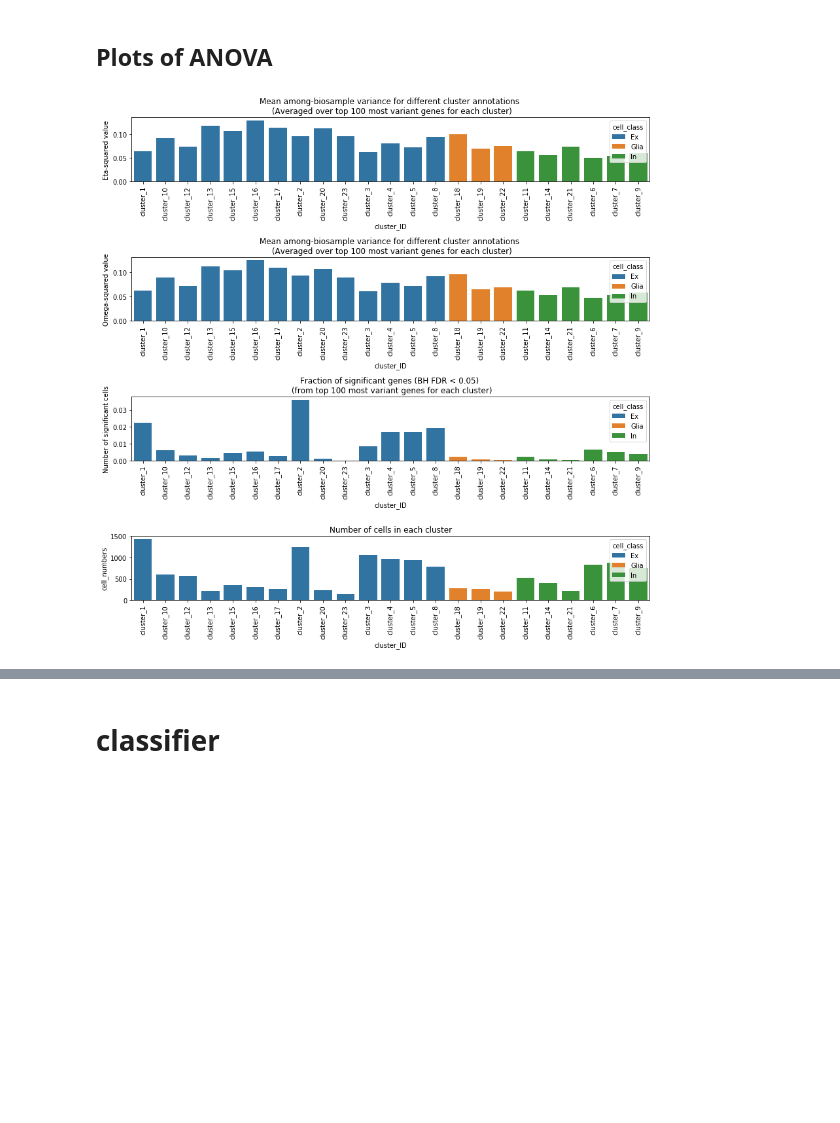
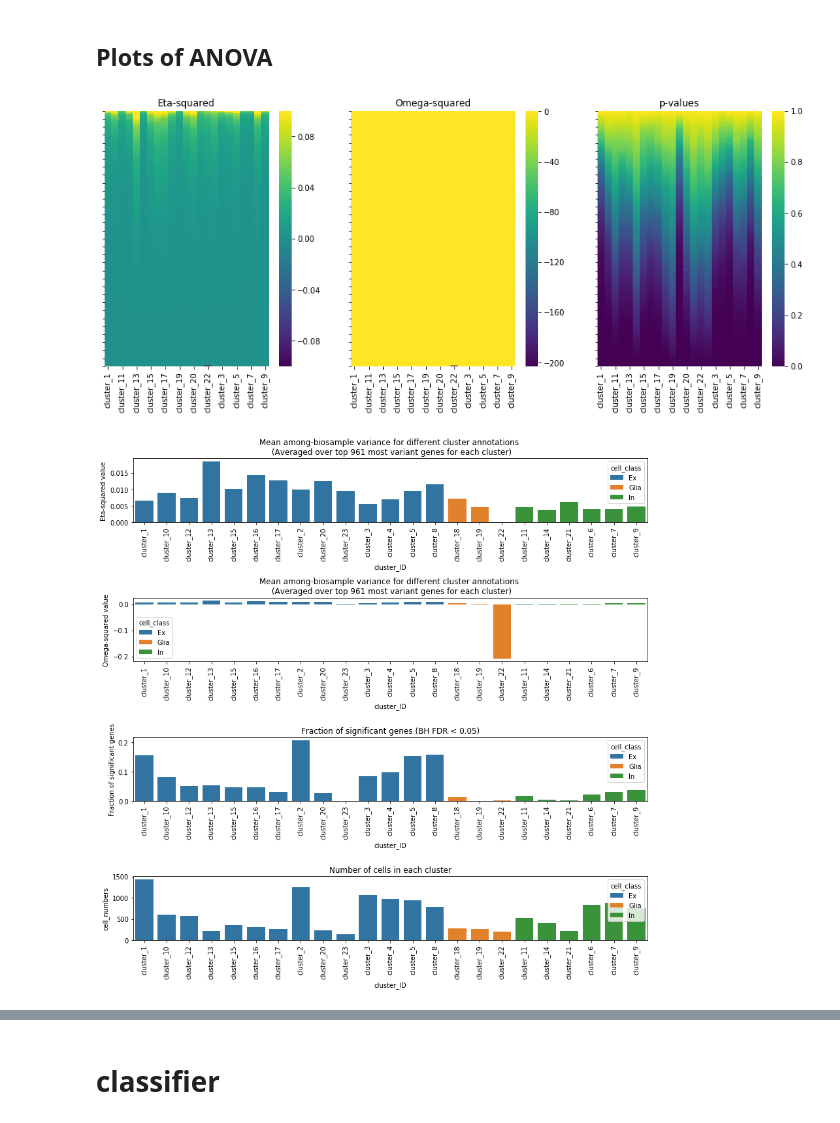
Before and after one commit to mukamel-lab-team/snmcseq, a Jupyter notebook: rna_seq.ipynb, the cells around one changed output, grey strips where cells are left out. Saved outputs shown, nothing was run; the diff lists cells and outputs as text; code cells hidden in the pictures; blank space fills up the shorter version.

```diff
--- a/rna_seq.ipynb
+++ b/rna_seq.ipynb
@@ -157,16 +269,10 @@ snmcseq_utils.plot_tsne_labels(df_info3, tc='cell_class')
 # %%
 # back-compatible
-df_info3['Biosample'] = df_info3['donor_id'].values
+df_info['Biosample'] = df_info['donor_id'].values
 # %% [markdown]
 # number of cells in each cluster across datasets
 
 - ANOVA
 - PCA-LDA
 - Marker genes
-# %%
-df_info = df_info3
-
-df_counts = df_info.groupby(['cluster_ID', 'Biosample']).count()['donor_id'].to_frame()
-df_counts.reset_index(level=['cluster_ID', 'Biosample'], inplace=True)
-df_counts.columns = ['cluster_ID', 'Biosample', 'cell_count']
 # %%
@@ -241,8 +344,8 @@ plt.show()
 # %%
 # Trim data to compare only 2 individuals ?
 df_info = df_info[df_info['Biosample'].isin(['H200.1023', 'H200.1030'])]
-df = df[df_info.index.values]
+df_f_copy = df_f_copy[df_info.index.values]
 
 print(df_info.shape)
-print(df.shape)
+print(df_f2.shape)
 # %% [output]
@@ -288,0 +390,5 @@ df_mcc = df
+# %%
+# backcompatible
+df_mcc = df_f_copy
+print(df_mcc.shape)
+print(df_info.shape)
@@ -394,7 +542,7 @@ df_res1 = df_eta
 df_res2 = df_ome
 df_res3 = df_p
 n_top = df_res1.shape[0]
-n_top = 100
+# n_top = 1000
 
 df_res_ordered1 = order_df_res(df_res1)
 df_res_ordered2 = order_df_res(df_res2)
@@ -416,51 +564,51 @@ for col in df_p.columns:
     rejs, *dis = multipletests(df_p[col], alpha=0.05, method='hs')
     df_plot3[col] = rejs.sum()
 df_plot3 = (df_plot3/df_p.shape[0]).to_frame().reset_index()
-df_plot3.columns = ['cluster_ID', 'Number of significant cells']
+df_plot3.columns = ['cluster_ID', 'Fraction of significant genes']
 df_plot3 = pd.merge(df_plot3, df_annot, left_on='cluster_ID', right_index=True).sort_values(['cell_class', 'cluster_ID'])
 
 # number of cells in each
 df_plot4 = pd.merge(sr_n.to_frame().rename(columns={0: 'cell_numbers'}), df_plot1,
                     left_index=True, right_on='cluster_ID').sort_values(['cell_class', 'cluster_ID'])
 
-
 # # colors
 # cs = [colors[cell_class] for cell_class in df_plot1['cell_class']]
 
-# fig, axs = plt.subplots(1, 3, figsize=(16, 6))
-# ax = axs[0]
-# sns.heatmap(df_res_ordered1.iloc[:n_top, :], cmap='viridis', ax=ax)
-# ax.set_title('Eta-squared')
-# ax.set_yticklabels([])
-# ax = axs[1]
-# sns.heatmap(df_res_ordered2.iloc[:n_top, :], cmap='viridis', ax=ax)
-# ax.set_title('Omega-squared')
-# ax.set_yticklabels([])
-# ax = axs[2]
-# sns.heatmap(df_res_ordered3.iloc[:n_top, :], cmap='viridis', ax=ax)
-# ax.set_title('p-values')
-# ax.set_yticklabels([])
-# plt.show()
+fig, axs = plt.subplots(1, 3, figsize=(16, 6))
+ax = axs[0]
+sns.heatmap(df_res_ordered1.iloc[:n_top, :], cmap='viridis', ax=ax)
+ax.set_title('Eta-squared')
+ax.set_yticklabels([])
+ax = axs[1]
+sns.heatmap(df_res_ordered2.iloc[:n_top, :], cmap='viridis', ax=ax)
+ax.set_title('Omega-squared')
+ax.set_yticklabels([])
+ax = axs[2]
+sns.heatmap(df_res_ordered3.iloc[:n_top, :], cmap='viridis', ax=ax)
+ax.set_title('p-values')
+ax.set_yticklabels([])
+plt.show()
 
 fig, axs = plt.subplots(4, 1, figsize=(12, 12))
 ax = axs[0]
 sns.barplot(x='cluster_ID', y='Eta-squared value', data=df_plot1, ax=ax, hue='cell_class', dodge=False)
 ax.set_title('Mean among-biosample variance for different cluster annotations \n (Averaged over top %d most variant genes for each cluster)' % n_top)
 ax.set_xticklabels(ax.get_xticklabels(), rotation=90)
 ax = axs[1]
 sns.barplot(x='cluster_ID', y='Omega-squared value', data=df_plot2, ax=ax, hue='cell_class', dodge=False)
 ax.set_title('Mean among-biosample variance for different cluster annotations \n (Averaged over top %d most variant genes for each cluster)' % n_top)
 ax.set_xticklabels(ax.get_xticklabels(), rotation=90)
 ax = axs[2]
-sns.barplot(x='cluster_ID', y='Number of significant cells', data=df_plot3, ax=ax, hue='cell_class', dodge=False)
-ax.set_title('Fraction of significant genes (BH FDR < 0.05) \n (from top %d most variant genes for each cluster)' % n_top)
+sns.barplot(x='cluster_ID', y='Fraction of significant genes', data=df_plot3, ax=ax, hue='cell_class', dodge=False)
+ax.set_title('Fraction of significant genes (BH FDR < 0.05)')
 ax.set_xticklabels(ax.get_xticklabels(), rotation=90)
 ax = axs[3]
 sns.barplot(x='cluster_ID', y='cell_numbers', data=df_plot4, ax=ax, hue='cell_class', dodge=False)
 ax.set_title('Number of cells in each cluster')
 ax.set_xticklabels(ax.get_xticklabels(), rotation=90)
 fig.tight_layout()
 plt.show()
 # %% [output]
-[figure, old version]
+[figure, new version]
+[figure, added]
 # %%
```
Also changed, not shown: parts of 38 cells of this notebook, 8 other files.
